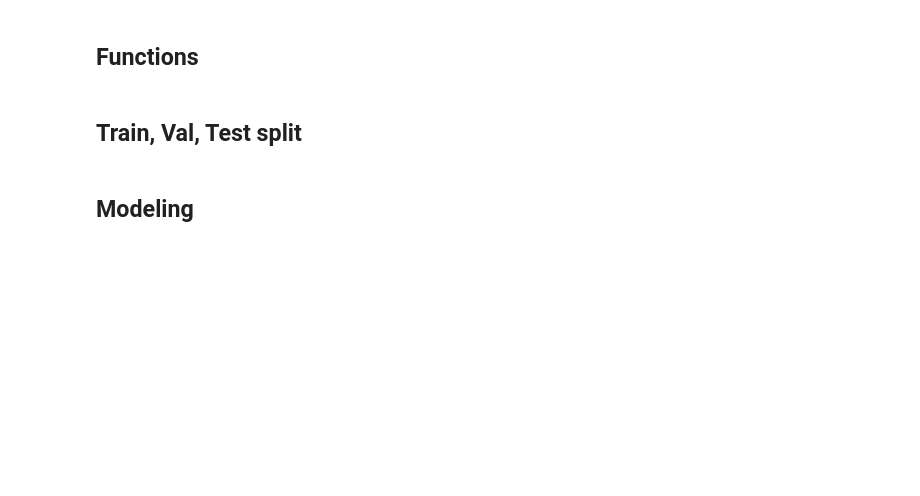
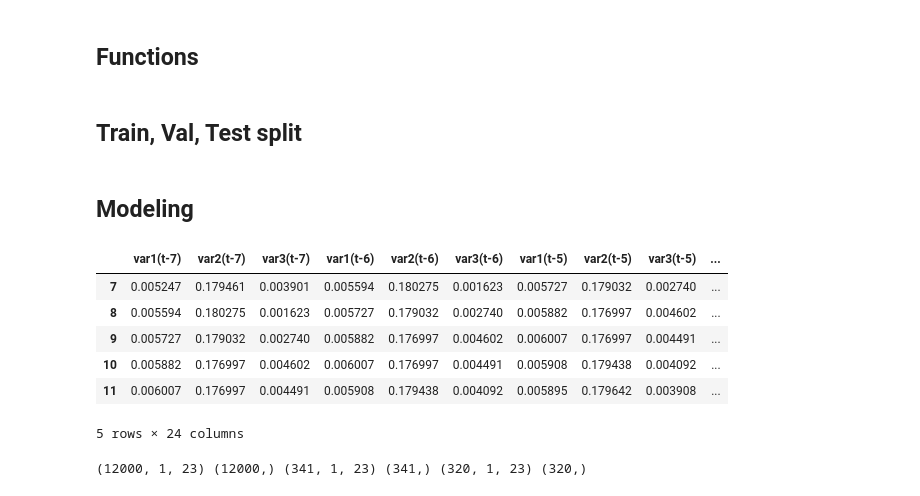
Before and after one commit to MohammadBakir/Bitcoin-Price-Prediction, a Jupyter notebook: time_series/time_series_models.ipynb, the cells around one changed output. Cells and saved outputs as stored; diff of their text form; code cells hidden in the pictures; blank space fills up the shorter version.

```diff
--- a/time_series/time_series_models.ipynb
+++ b/time_series/time_series_models.ipynb
@@ -206,6 +306,34 @@ def main(train, test, train_perc, lags, look_back, predict_window,
     predictions_test, actuals_test = make_refitting_window(model_test, dataset, expand_set, feature_names, lags, look_back, predict_window)
 
     return model_test, predictions_test, actuals_test, predictions_train, actuals_train
+# %%
+
+def series_to_supervised(data, n_in=1, n_out=1, dropnan=True):
+    '''
+
+
+    '''
+    n_vars = 1 if type(data) is list else data.shape[1]
+    df = pd.DataFrame(data)
+    cols, names = list(), list()
+    # input sequence (t-n, ... t-1)
+    for i in range(n_in, 0, -1):
+        cols.append(df.shift(i))
+        names += [('var%d(t-%d)' % (j+1, i)) for j in range(n_vars)]
+    # forecast sequence (t, t+1, ... t+n)
+    for i in range(0, n_out):
+        cols.append(df.shift(-i))
+        if i == 0:
+            names += [('var%d(t)' % (j+1)) for j in range(n_vars)]
+        else:
+            names += [('var%d(t+%d)' % (j+1, i)) for j in range(n_vars)]
+    # put it all together
+    agg = pd.concat(cols, axis=1)
+    agg.columns = names
+    # drop rows with NaN values
+    if dropnan:
+        agg.dropna(inplace=True)
+    return agg
 # %% [markdown]
 ## Train, Val, Test split
 # %%
@@ -214,3 +342,51 @@ df_train, df_test = split_train_test_chronological(df_combined, ratio = .99)
 df_train, df_val = split_train_test_chronological(df_combined, ratio = .95)
 # %% [markdown]
 ## Modeling
+# %%
+# load dataset
+values = df_combined.drop('ds', axis = 1).values
+# integer encode direction
+# ensure all data is float
+values = values.astype('float32')
+# normalize features
+scaler = MinMaxScaler()
+scaled = scaler.fit_transform(values)
+# frame as supervised learning
+reframed = series_to_supervised(scaled, 7, 1)
+
+reframed_2 = series_to_supervised(values, 7, 1)
+reframed.head()
+# %% [output]
+|  | var1(t-7) | var2(t-7) | var3(t-7) | var1(t-6) | var2(t-6) | var3(t-6) | var1(t-5) | var2(t-5) | var3(t-5) | ... |
+| 7 | 0.005247 | 0.179461 | 0.003901 | 0.005594 | 0.180275 | 0.001623 | 0.005727 | 0.179032 | 0.002740 | ... |
+| 8 | 0.005594 | 0.180275 | 0.001623 | 0.005727 | 0.179032 | 0.002740 | 0.005882 | 0.176997 | 0.004602 | ... |
+| 9 | 0.005727 | 0.179032 | 0.002740 | 0.005882 | 0.176997 | 0.004602 | 0.006007 | 0.176997 | 0.004491 | ... |
+| 10 | 0.005882 | 0.176997 | 0.004602 | 0.006007 | 0.176997 | 0.004491 | 0.005908 | 0.179438 | 0.004092 | ... |
+| 11 | 0.006007 | 0.176997 | 0.004491 | 0.005908 | 0.179438 | 0.004092 | 0.005895 | 0.179642 | 0.003908 | ... |
+5 rows × 24 columns
+# %%
+# drop columns we don't want to predict
+y = reframed.iloc[:,-11].values
+X = reframed.drop('var1(t)', axis =1).values
+# split into train and test sets
+
+n_train_hours = 12000
+n_test_hours = 320
+train_X = X[:n_train_hours,:]
+train_y = y[:n_train_hours]
+
+val_X= X[n_train_hours:-n_test_hours,]
+val_y= y[n_train_hours:-n_test_hours]
+
+test_X = X[-n_test_hours:,:]
+test_y = y[-n_test_hours:]
+
+
+
+# reshape input to be 3D [samples, timesteps, features]
+train_X = train_X.reshape((train_X.shape[0], 1, train_X.shape[1]))
+val_X = val_X.reshape((val_X.shape[0], 1, val_X.shape[1]))
+test_X = test_X.reshape((test_X.shape[0], 1, test_X.shape[1]))
+print(train_X.shape, train_y.shape,val_X.shape, val_y.shape ,test_X.shape, test_y.shape)
+# %% [output]
+(12000, 1, 23) (12000,) (341, 1, 23) (341,) (320, 1, 23) (320,)
```
Also changed, not shown: parts of 15 cells of this notebook, 1 other file.
